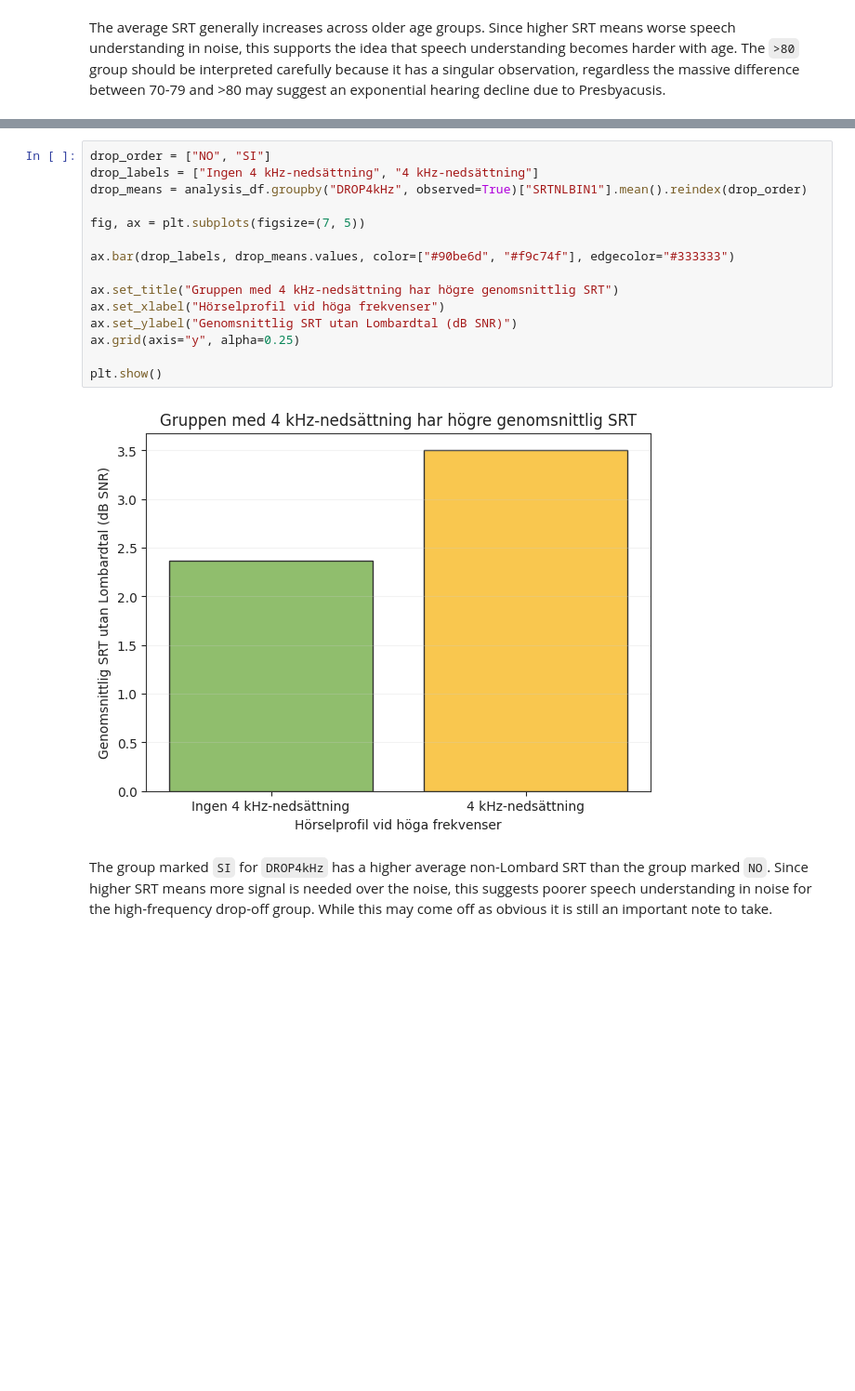
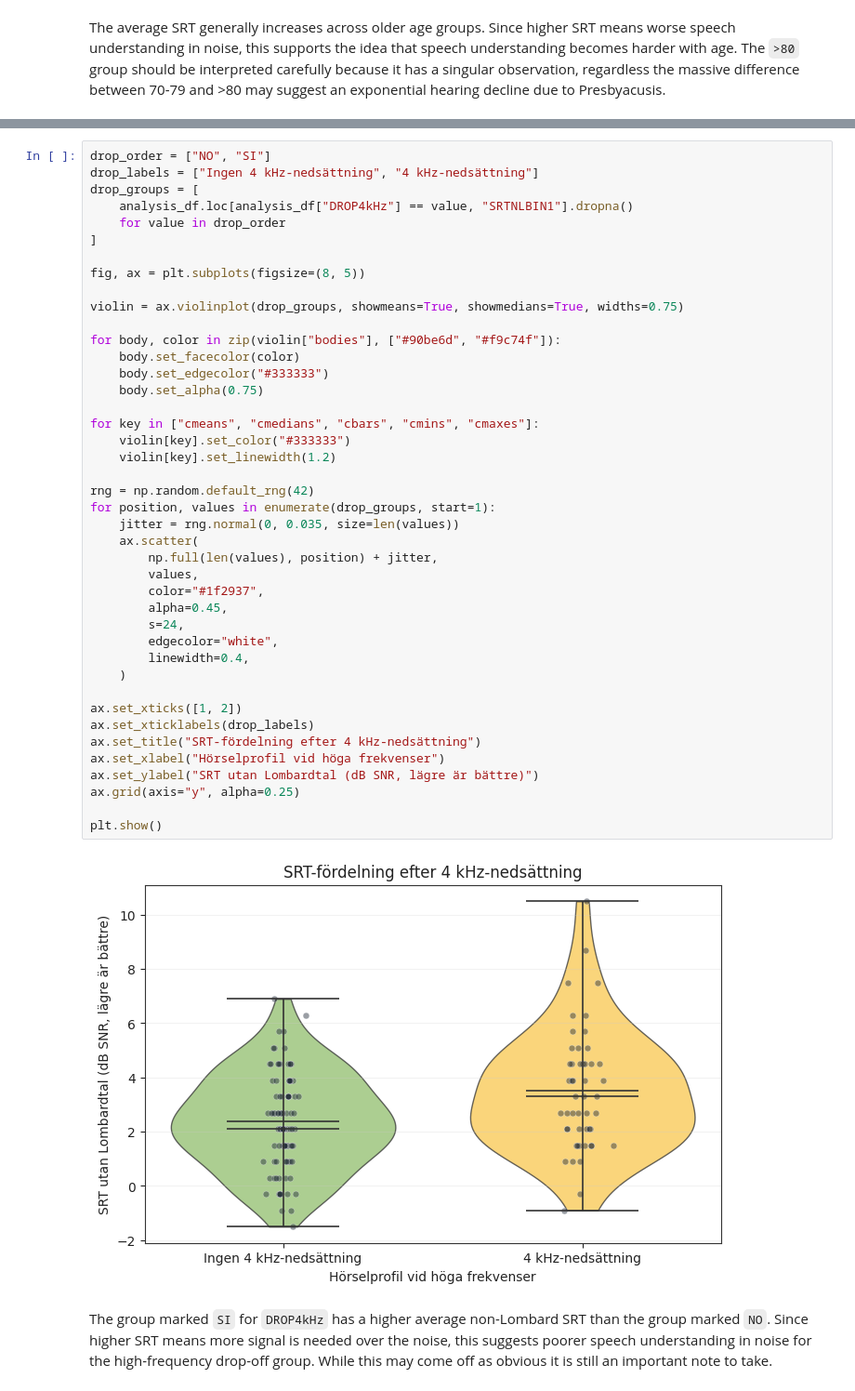
Before and after one commit to OskarUNLEASHED/KK1_Audiology, a Jupyter notebook: notebook.ipynb, the cells around one changed output, grey strips where cells are left out. Shown at 93% size. Saved outputs shown, nothing was run; the diff lists cells and outputs as text; blank space fills up the shorter version.

```diff
--- a/notebook.ipynb
+++ b/notebook.ipynb
@@ -388,20 +384,47 @@ I use a bar chart because `DROP4kHz` has two groups, and I want to compare their
 # %%
 drop_order = ["NO", "SI"]
 drop_labels = ["Ingen 4 kHz-nedsättning", "4 kHz-nedsättning"]
-drop_means = analysis_df.groupby("DROP4kHz", observed=True)["SRTNLBIN1"].mean().reindex(drop_order)
+drop_groups = [
+    analysis_df.loc[analysis_df["DROP4kHz"] == value, "SRTNLBIN1"].dropna()
+    for value in drop_order
+]
 
-fig, ax = plt.subplots(figsize=(7, 5))
+fig, ax = plt.subplots(figsize=(8, 5))
 
-ax.bar(drop_labels, drop_means.values, color=["#90be6d", "#f9c74f"], edgecolor="#333333")
+violin = ax.violinplot(drop_groups, showmeans=True, showmedians=True, widths=0.75)
 
-ax.set_title("Gruppen med 4 kHz-nedsättning har högre genomsnittlig SRT")
+for body, color in zip(violin["bodies"], ["#90be6d", "#f9c74f"]):
+    body.set_facecolor(color)
+    body.set_edgecolor("#333333")
+    body.set_alpha(0.75)
+
+for key in ["cmeans", "cmedians", "cbars", "cmins", "cmaxes"]:
+    violin[key].set_color("#333333")
+    violin[key].set_linewidth(1.2)
+
+rng = np.random.default_rng(42)
+for position, values in enumerate(drop_groups, start=1):
+    jitter = rng.normal(0, 0.035, size=len(values))
+    ax.scatter(
+        np.full(len(values), position) + jitter,
+        values,
+        color="#1f2937",
+        alpha=0.45,
+        s=24,
+        edgecolor="white",
+        linewidth=0.4,
+    )
+
+ax.set_xticks([1, 2])
+ax.set_xticklabels(drop_labels)
+ax.set_title("SRT-fördelning efter 4 kHz-nedsättning")
 ax.set_xlabel("Hörselprofil vid höga frekvenser")
-ax.set_ylabel("Genomsnittlig SRT utan Lombardtal (dB SNR)")
+ax.set_ylabel("SRT utan Lombardtal (dB SNR, lägre är bättre)")
 ax.grid(axis="y", alpha=0.25)
 
 plt.show()
 # %% [output]
-[figure, old version]
+[figure, new version]
 # %% [markdown]
 The group marked `SI` for `DROP4kHz` has a higher average non-Lombard SRT than the group marked `NO`. Since higher SRT means more signal is needed over the noise, this suggests poorer speech understanding in noise for the high-frequency drop-off group. While this may come off as obvious it is still an important note to take.
 # %% [markdown]
```
Also changed, not shown: parts of 5 cells of this notebook, 1 other file.
